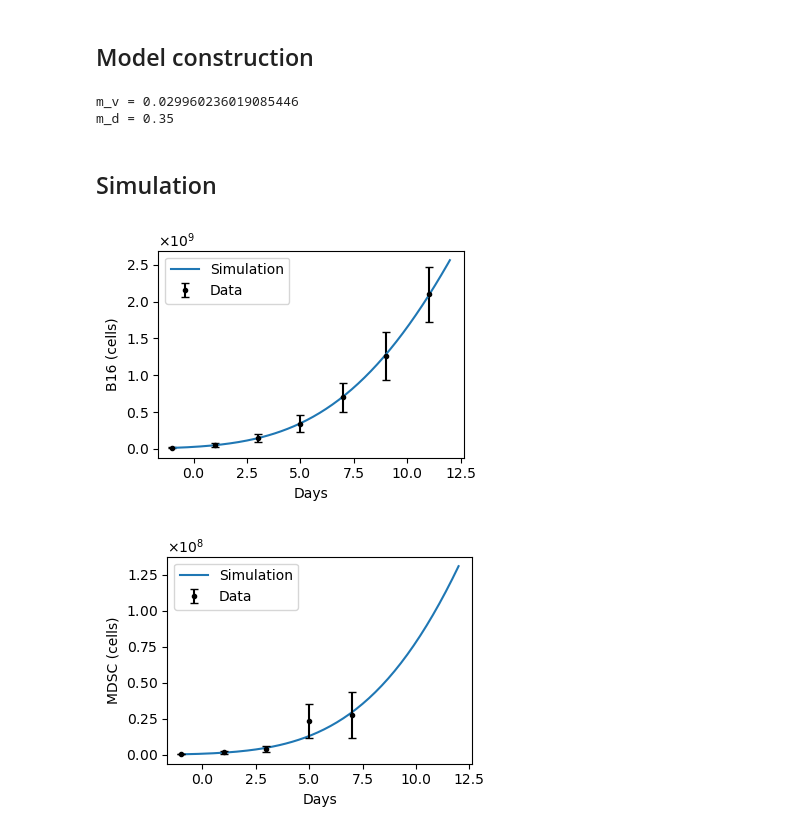
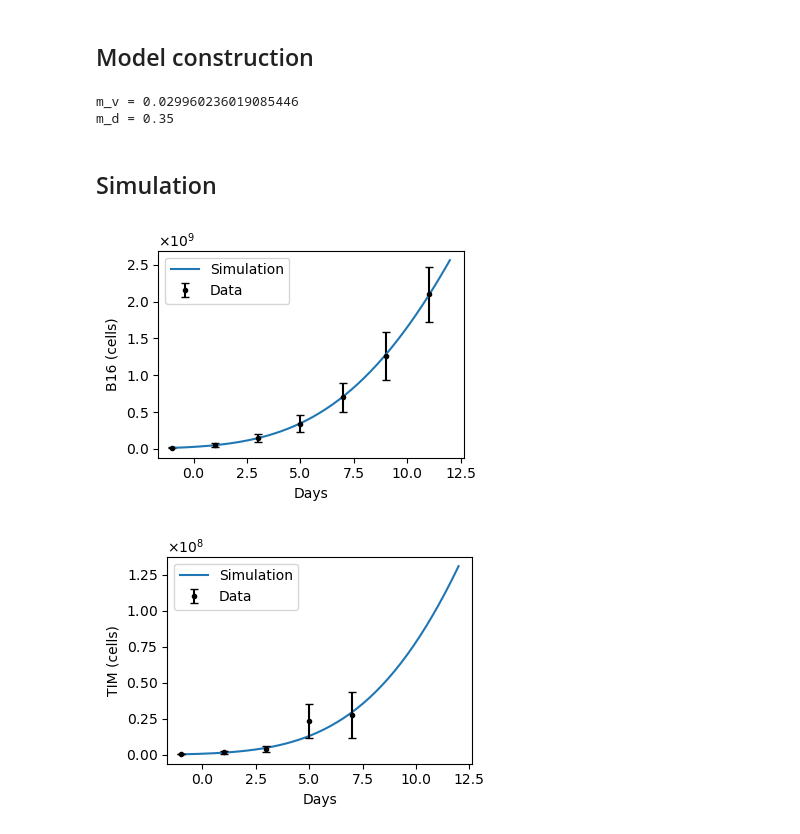
Before and after one commit to Rockyperiod/b16_act_analysis, a Jupyter notebook: code/ode/01_untreated_model.ipynb, the cells around one changed output. Drawn from its saved outputs; the diff is of its cells as text; code cells hidden in the pictures.

```diff
--- a/code/ode/01_untreated_model.ipynb
+++ b/code/ode/01_untreated_model.ipynb
@@ -195,13 +195,13 @@ params_unt_mdsc = differential_evolution(
             strategy='best1bin',
             maxiter=1000, popsize=15, seed=12
 )
-# %%
-m_v = params_unt_mdsc.x[0]
-print("m_v =", m_v)
-print("m_d =", m_d)
-# %% [output]
-m_v = 0.029960236019085446
-m_d = 0.35
+# %%
+m_v = params_unt_mdsc.x[0]
+print("m_v =", m_v)
+print("m_d =", m_d)
+# %% [output]
+m_v = 0.029960236019085446
+m_d = 0.35
 # %% [markdown]
 ## Simulation
 # %%
@@ -219,32 +219,32 @@ V_sol, M_sol = sol.T
 
 # --- Figure 1A: Tumor volume ---
 fig, ax = plt.subplots(figsize=(4, 3))
 ax.errorbar(unt_v_days, unt_v_data, yerr=unt_v_std, fmt='o',
              capsize=3, markersize=3, color='black', label='Data')
 ax.plot(time_sim, V_sol, label='Simulation', color='tab:blue')
 ax.set_xlabel('Days')
 ax.set_ylabel('B16 (cells)')
 
 set_scientific_yticks(ax)
 
 ax.legend()
 fig.tight_layout()
 fig.savefig(os.path.join(dir_path, 'fig1a.pdf'), dpi=300)
 
 # --- Figure 1B: MDSC ---
 fig2, ax2 = plt.subplots(figsize=(4, 3))
 ax2.plot(time_sim, M_sol, label='Simulation', color='tab:blue')
 ax2.errorbar(unt_mdsc_days, unt_mdsc_data, yerr=unt_mdsc_std, fmt='o',
               capsize=3, markersize=3, color='black', label='Data')
 ax2.set_xlabel('Days')
-ax2.set_ylabel('MDSC (cells)')
+ax2.set_ylabel('TIM (cells)')
 #ax2.set_yscale('log')
 
 set_scientific_yticks(ax2)
 
 ax2.legend()
 fig2.tight_layout()
 fig2.savefig(os.path.join(dir_path, 'fig1b.pdf'), dpi=1200)
 # %% [output]
 [figure]
-[figure, old version]
+[figure, new version]
```
Also changed, not shown: parts of 2 cells of this notebook.
